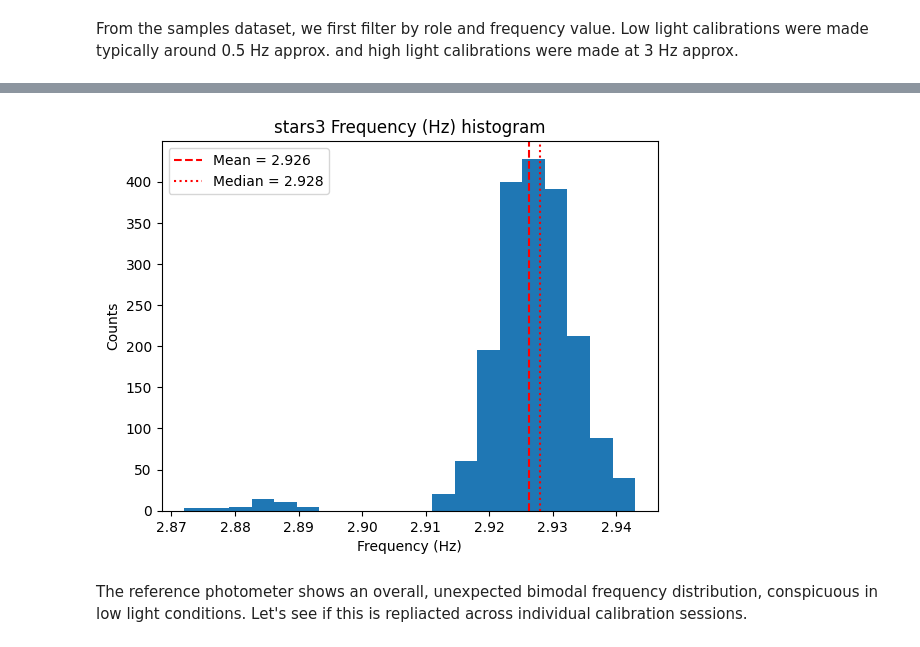
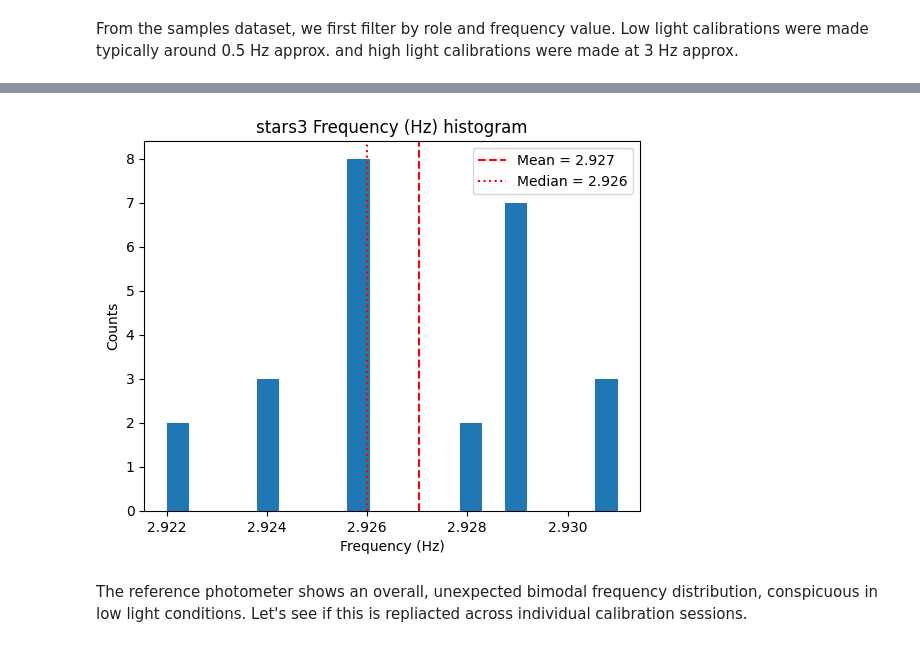
Before and after one commit to STARS4ALL/zptess, a Jupyter notebook: notebook/analysis.ipynb, the cells around one changed output, grey strips where cells are left out. Drawn from its saved outputs; the diff is of its cells as text; code cells hidden in the pictures.

```diff
--- a/notebook/analysis.ipynb
+++ b/notebook/analysis.ipynb
@@ -98,4 +98,5 @@ SAMPLES_FILE = os.path.join("data", "samples_from_20251120_to_20251120.csv")
 ROUNDS_FILE =  os.path.join("data", "rounds_from_20251120_to_20251120.csv")
 # %%
 samples = pl.read_csv(SAMPLES_FILE, separator=";", try_parse_dates=True)
+rounds = pl.read_csv(ROUNDS_FILE, separator=";", try_parse_dates=True)
 # %%
@@ -133,11 +134,11 @@ histogram(ref_low_freqs, "stars3", "Frequency (Hz)", 20,mean=mean_low_freq,media
 # %%
-ref_high_samples = samples.filter( (pl.col(COL.ROLE) == "ref") & (pl.col(COL.FREQ) > 1))
+ref_high_samples = rounds.filter( (pl.col(COL.ROLE) == "ref") & (pl.col(COL.FREQ) > 1))
 ref_high_freqs = ref_high_samples[COL.FREQ].to_numpy()
 mean_high_freq = ref_high_samples.select(pl.col(COL.FREQ).mean()).item()
 median_high_freq = ref_high_samples.select(pl.col(COL.FREQ).median()).item()
 histogram(ref_high_freqs, "stars3", "Frequency (Hz)", 20,mean=mean_high_freq,median=median_high_freq)
 # %% [output]
-[figure, old version]
+[figure, new version]
 # %% [markdown]
 The reference photometer shows an overall, unexpected bimodal frequency distribution, conspicuous in low light conditions. Let's see if this is repliacted across individual calibration sessions.
 # %% [markdown]
```
Also changed, not shown: parts of 5 cells of this notebook.
